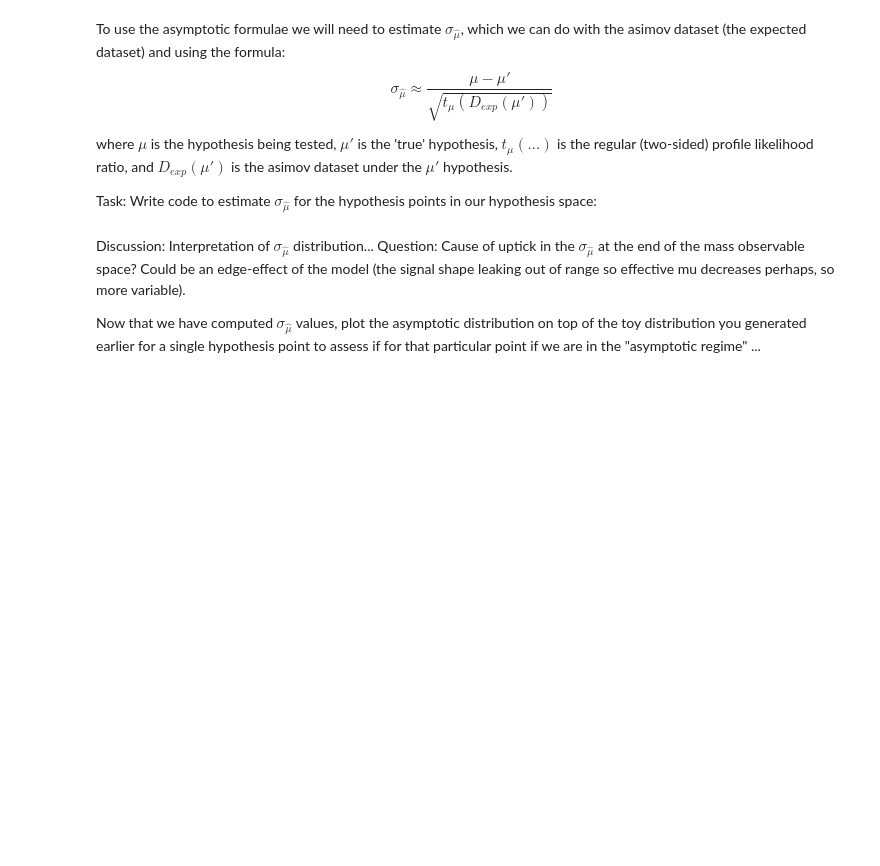
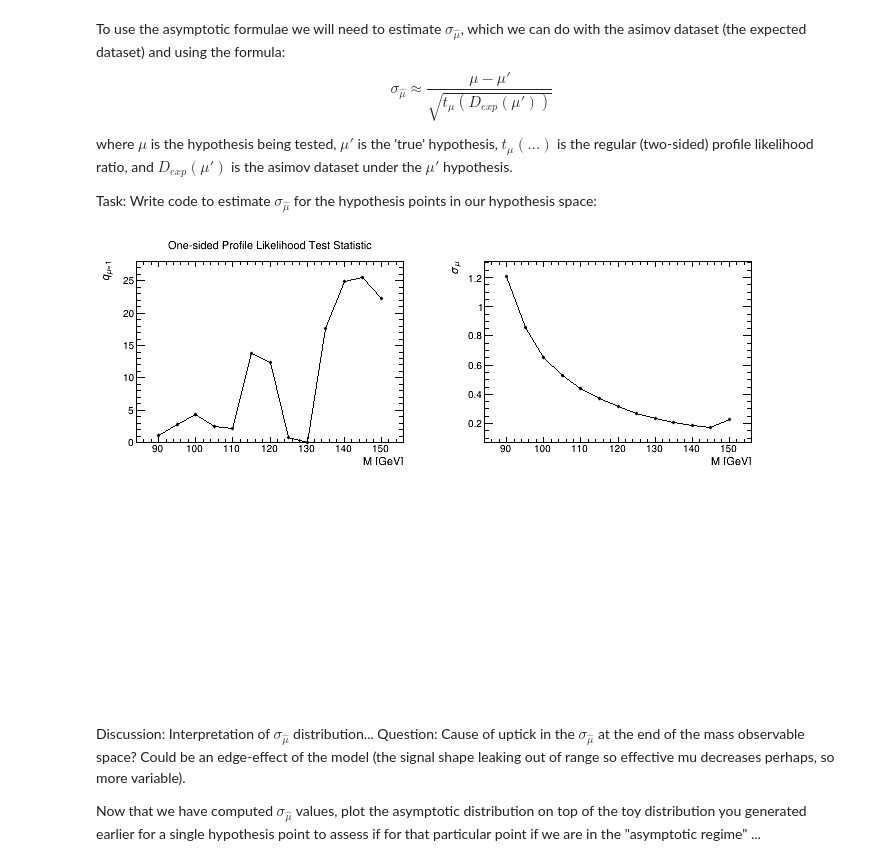
Before and after one commit to will-cern/ralstats, a Jupyter notebook: Main.ipynb, the cells around one changed output. Saved outputs shown, nothing was run; the diff lists cells and outputs as text; code cells hidden in the pictures; blank space fills up the shorter version.

```diff
--- a/Main.ipynb
+++ b/Main.ipynb
@@ -265,24 +302,27 @@ Task: Write code to estimate $\sigma_{\hat{\mu}}$ for the hypothesis points in o
 # %%
 sigma_mus = ROOT.TGraph()
 sigma_mus.SetTitle("std deviation of \hat{\mu};M [GeV];\sigma_{\mu}")
 
 # can do this here because cfit for all signals will be same for mu=0
 mu_alt = 0
 mu_var.setVal(mu_alt); mu_var.setConstant(True)
-cfit = fit(model,obsData,obsGlobs)
+cfit = fit(model,obsData)
 asimovData = generate(model,cfit,True)
 
 import math
 for i in range(hypoSpace.GetN()):
     mass_var.setVal(hypoSpace.GetPointX(i))
     mu_test = hypoSpace.GetPointY(i)
-    asimov_pll = pll(mu_test,*asimovData,False)
+    asimov_pll = pll(mu_test,asimovData,False)
+    if not asimov_pll: continue
     sigma_mu = (mu_test-mu_alt)/math.sqrt( asimov_pll )
     sigma_mus.AddPoint(hypoSpace.GetPointX(i),sigma_mu)
 
 c.cd(2)
 sigma_mus.Draw("ALP")
 c.Draw()
+# %% [output]
+[figure, added]
 # %% [markdown]
 Discussion: Interpretation of $\sigma_{\hat{\mu}}$ distribution...
 Question: Cause of uptick in the $\sigma_{\hat{\mu}}$ at the end of the mass observable space? Could be an edge-effect of the model (the signal shape leaking out of range so effective mu decreases perhaps, so more variable).
```
Also changed, not shown: parts of 27 cells of this notebook, 3 other files.
